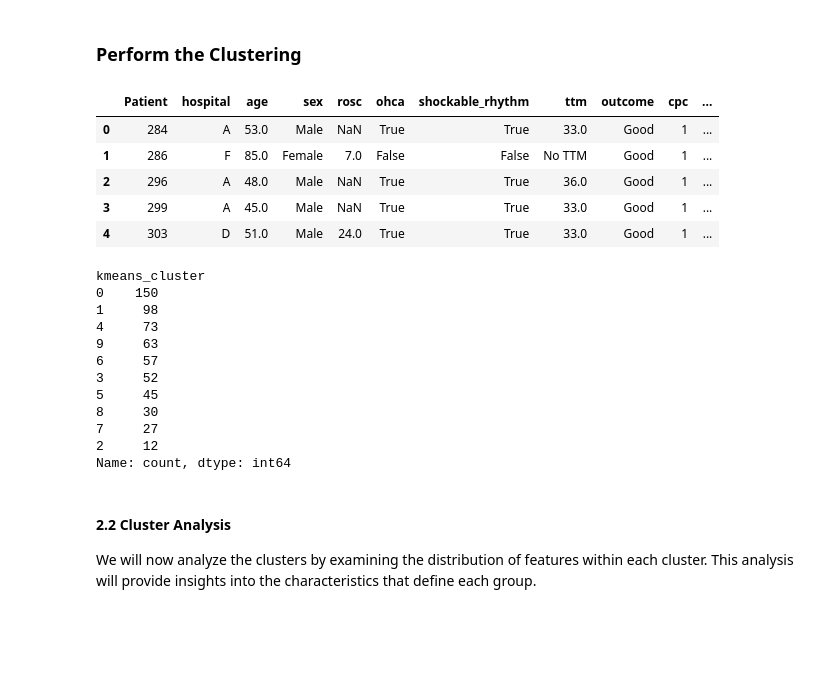
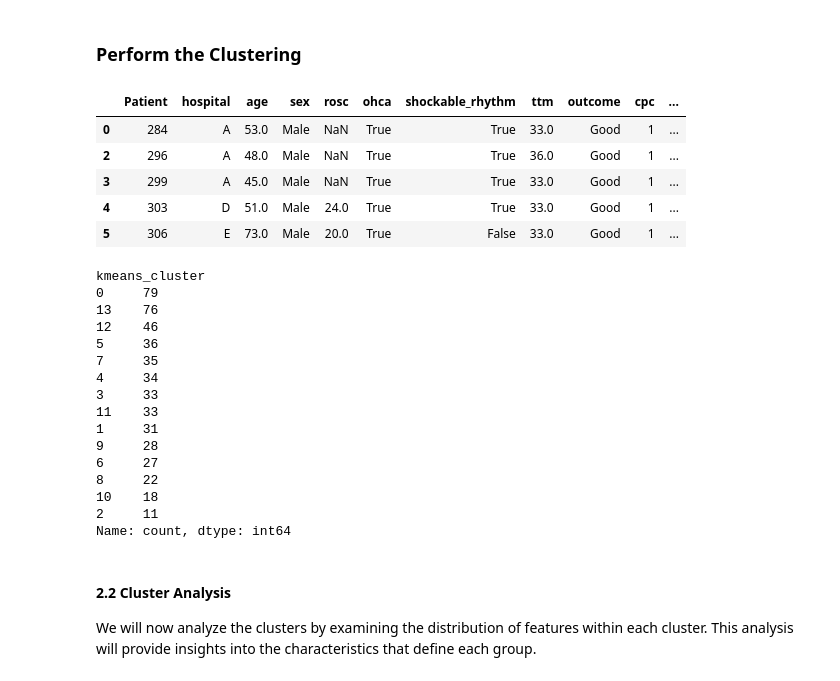
Before and after one commit to KentFre/Resus_TTM, a Jupyter notebook: 03_Clustering.ipynb, the cells around one changed output. Saved outputs shown, nothing was run; the diff lists cells and outputs as text; code cells hidden in the pictures; blank space fills up the shorter version.

```diff
--- a/03_Clustering.ipynb
+++ b/03_Clustering.ipynb
@@ -14,7 +14,7 @@ Table of contents
 To begin, we load the necessary libraries and import the prepared dataset. We will use **`patient_data_onehot_imputed`** as it already includes all preprocessing steps required for machine learning, except for **normalization or standardization**. This ensures we have a consistent and clean dataset ready for further analysis.
 # %%
 # Set the flag for different approaches
-exclude_no_ttm = False # If you change this, check the optimal number of clusters and the results...
+exclude_no_ttm = True # If you change this, check the optimal number of clusters and the results...
 # %%
 # Load libraries
 import pandas as pd
@@ -314,24 +308,24 @@ DataFrame has been saved to 'data/machine_learning_patient_data.pkl'
 # %%
 # Drop patient number before clustering
 data_for_clustering = data_for_clustering.drop('Patient', axis=1)
 
 # Perform K-means clustering on the standardized data
-n_clusters = 10 #9
+n_clusters = 14 #9
 kmeans = KMeans(n_clusters=n_clusters, random_state=2023)
 kmeans.fit(data_for_clustering)
 
 # Add cluster labels from KMeans to the original data as 'kmeans_cluster'
 original_data['kmeans_cluster'] = kmeans.labels_
 
 # Display the first few rows of processed_data with the cluster labels
 original_data.head()
 # %% [output]
 |  | Patient | hospital | age | sex | rosc | ohca | shockable_rhythm | ttm | outcome | cpc | ... |
 | 0 | 284 | A | 53.0 | Male | NaN | True | True | 33.0 | Good | 1 | ... |
-| 1 | 286 | F | 85.0 | Female | 7.0 | False | False | No TTM | Good | 1 | ... |
 | 2 | 296 | A | 48.0 | Male | NaN | True | True | 36.0 | Good | 1 | ... |
 | 3 | 299 | A | 45.0 | Male | NaN | True | True | 33.0 | Good | 1 | ... |
 | 4 | 303 | D | 51.0 | Male | 24.0 | True | True | 33.0 | Good | 1 | ... |
+| 5 | 306 | E | 73.0 | Male | 20.0 | True | False | 33.0 | Good | 1 | ... |
 # %%
 # Count the number of data points in each cluster
 cluster_counts = original_data['kmeans_cluster'].value_counts()
@@ -340,16 +334,20 @@ cluster_counts = original_data['kmeans_cluster'].value_counts()
 print(cluster_counts)
 # %% [output]
 kmeans_cluster
-0    150
-1     98
-4     73
-9     63
-6     57
-3     52
-5     45
-8     30
-7     27
-2     12
+0     79
+13    76
+12    46
+5     36
+7     35
+4     34
+3     33
+11    33
+1     31
+9     28
+6     27
+8     22
+10    18
+2     11
 Name: count, dtype: int64
 # %% [markdown]
 #### 2.2 Cluster Analysis
```
Also changed, not shown: parts of 4 cells of this notebook, 1 other file.
